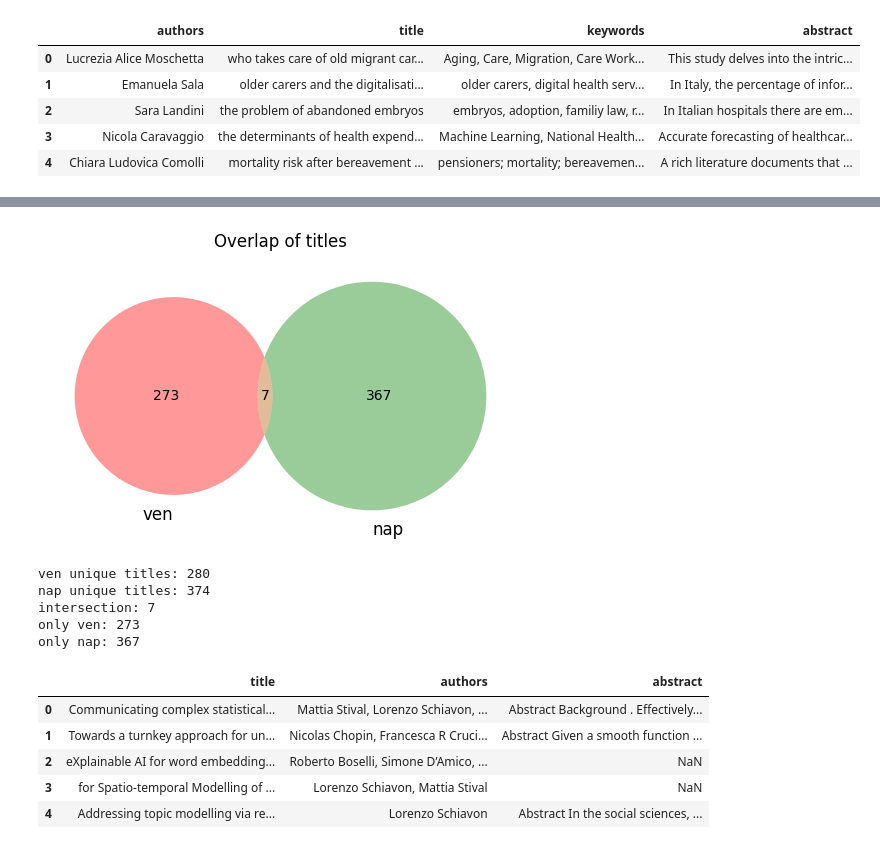
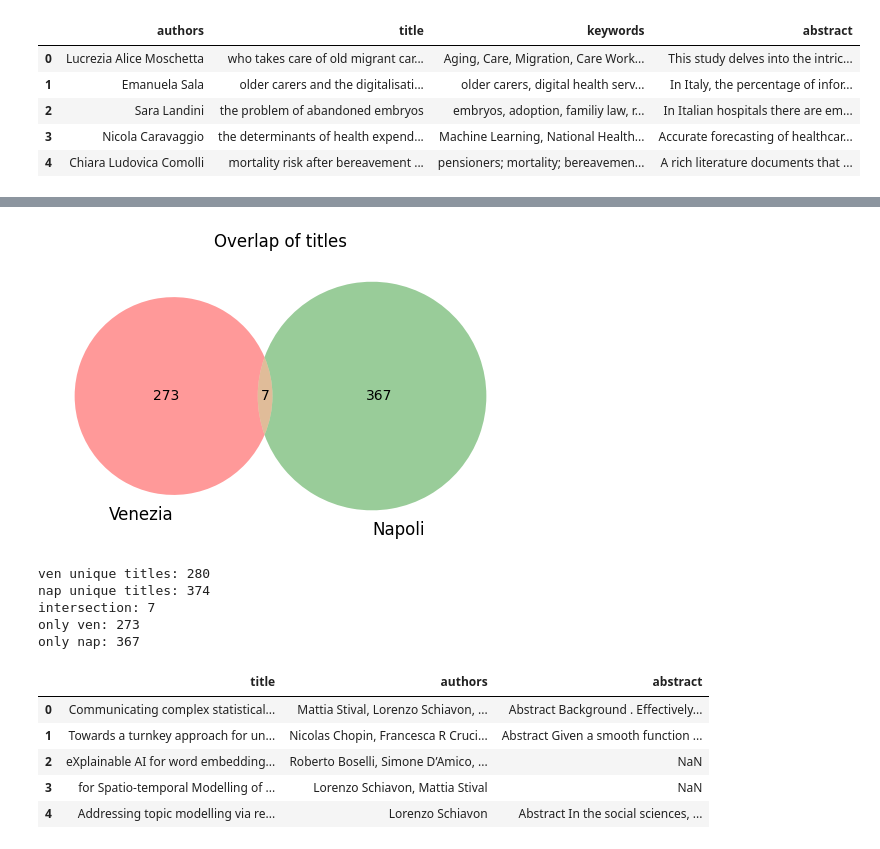
Before and after one commit to Naviden/age-it-publications, a Jupyter notebook: src/paper_report.ipynb, the cells around one changed output, grey strips where cells are left out. Cells and saved outputs as stored; diff of their text form; code cells hidden in the pictures.

```diff
--- a/src/paper_report.ipynb
+++ b/src/paper_report.ipynb
@@ -39,23 +39,23 @@ nap.head()
 # %%
 
 
 # ven, nap must exist and both have a 'title' column
 s1 = set(ven["title"].astype(str).str.strip().str.lower().dropna())
 s2 = set(nap["title"].astype(str).str.strip().str.lower().dropna())
 
 plt.figure(figsize=(6, 6))
-venn2([s1, s2], set_labels=("ven", "nap"))
+venn2([s1, s2], set_labels=("Venezia", "Napoli"))
 plt.title("Overlap of titles")
 plt.show()
 
 # (optional) print counts
 print("ven unique titles:", len(s1))
 print("nap unique titles:", len(s2))
 print("intersection:", len(s1 & s2))
 print("only ven:", len(s1 - s2))
 print("only nap:", len(s2 - s1))
 # %% [output]
-[figure, old version]
+[figure, new version]
 ven unique titles: 280
 nap unique titles: 374
 intersection: 7
```
Also changed, not shown: parts of 1 cell of this notebook, 3 other files.
